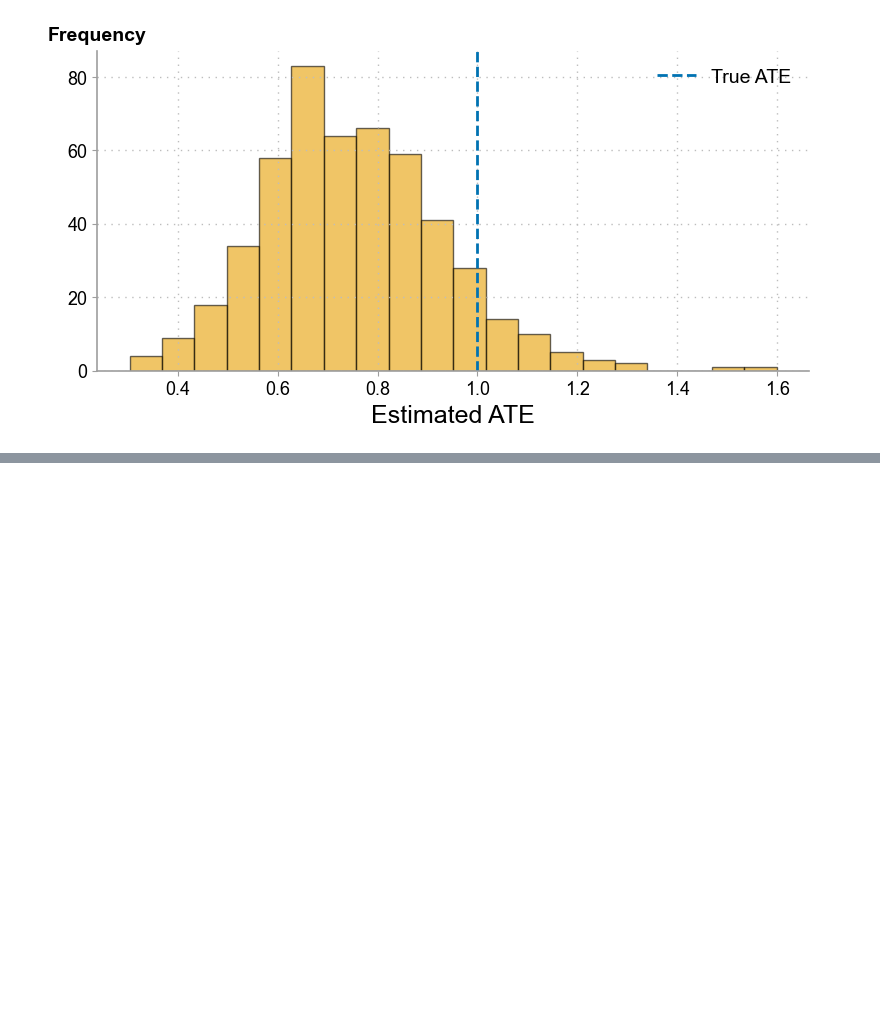
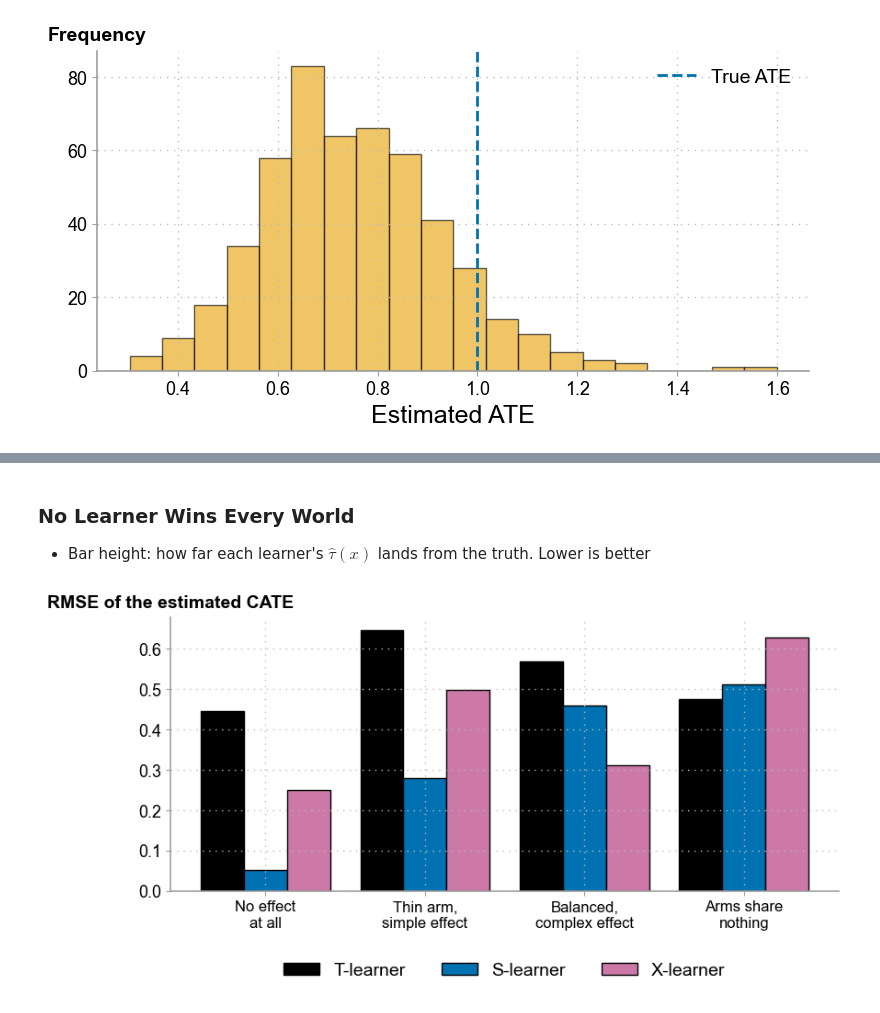
Before and after one commit to Applied-Econometric-Methods/ECON594-Causal-Machine-Learning, a Jupyter notebook: Lectures/17-Meta-Learners.ipynb, the cells around one changed output, grey strips where cells are left out. Cells and saved outputs as stored; diff of their text form; code cells hidden in the pictures; blank space fills up the shorter version.

```diff
--- a/Lectures/17-Meta-Learners.ipynb
+++ b/Lectures/17-Meta-Learners.ipynb
@@ -1122,0 +885,18 @@ plt.tight_layout()
+# %% [markdown]
+### No Learner Wins Every World
+
+- Bar height: how far each learner's $\hat{\tau}(x)$ lands from the truth. Lower is better
+# %%
+use_plotplainblind("mono")
+fig, ax = plt.subplots(figsize=(9, 4.8))
+pos = np.arange(len(scores))
+for k, (learner, color) in enumerate([("T", "black"), ("S", "#0072B2"), ("X", "#CC79A7")]):
+    ax.bar(pos + (k - 1)*0.27, scores[learner], width=0.27, color=color, edgecolor="black",
+           linewidth=1, label=f"{learner}-learner")
+ax.set_xticks(pos)
+ax.set_xticklabels(scores.index, fontsize=12)
+set_top_ylabel(ax, "RMSE of the estimated CATE", fontsize=14, fontweight="bold")
+ax.legend(loc="upper center", bbox_to_anchor=(0.5, -0.2), ncol=3, frameon=False)
+plt.tight_layout()
+# %% [output]
+[figure, added]
```
Also changed, not shown: parts of 44 cells of this notebook.
